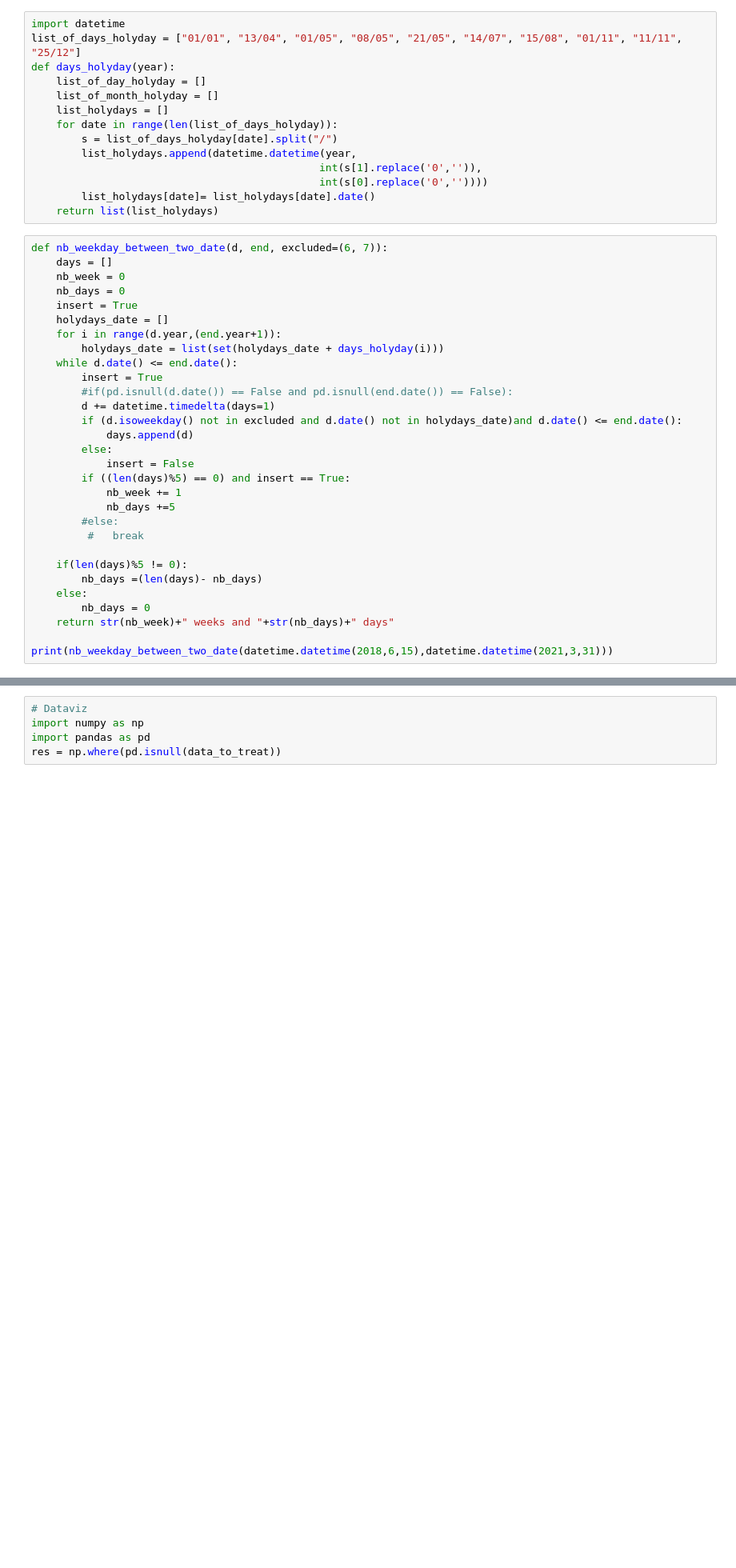
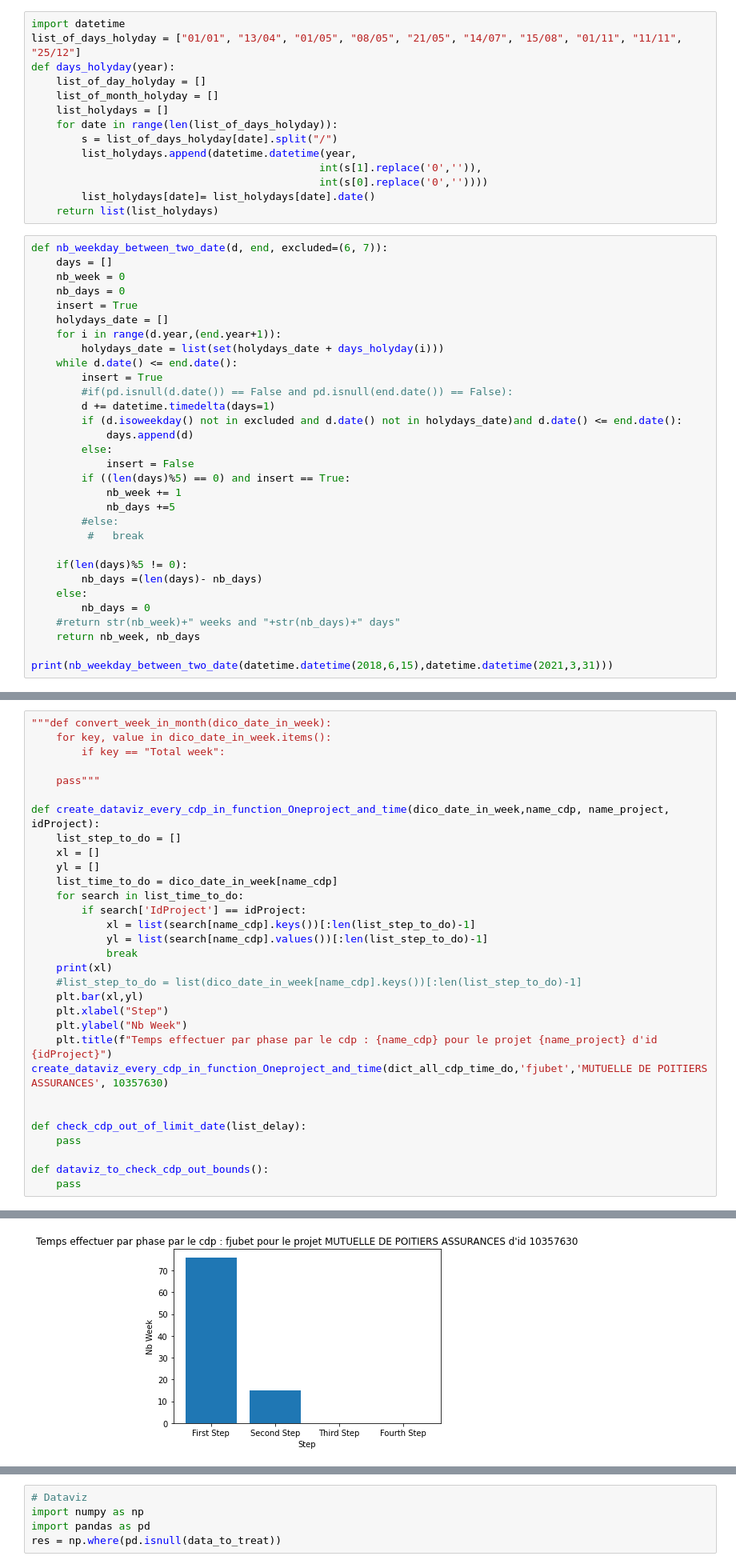
Before and after one commit to amouhite-dev/Dataviz, a Jupyter notebook: Extraction.ipynb, the cells around one changed output, grey strips where cells are left out. Shown at 80% size. Saved outputs shown, nothing was run; the diff lists cells and outputs as text; blank space fills up the shorter version.

Commit message:
creation du graphe pour une activité, chaque activité d'un cdp et et du temps moyenne sur tout les projets d'un cdp

```diff
--- a/Extraction.ipynb
+++ b/Extraction.ipynb
@@ -138,7 +139,8 @@ def nb_weekday_between_two_date(d, end, excluded=(6, 7)):
         nb_days =(len(days)- nb_days)
     else:
         nb_days = 0
-    return str(nb_week)+" weeks and "+str(nb_days)+" days"
+    #return str(nb_week)+" weeks and "+str(nb_days)+" days"
+    return nb_week, nb_days
 
 print(nb_weekday_between_two_date(datetime.datetime(2018,6,15),datetime.datetime(2021,3,31)))
 # %% [output]
@@ -248,0 +255,32 @@ data_to_extract['Date Installation Client']
+# %%
+"""def convert_week_in_month(dico_date_in_week):
+    for key, value in dico_date_in_week.items():
+        if key == "Total week":
+
+    pass"""
+
+def create_dataviz_every_cdp_in_function_Oneproject_and_time(dico_date_in_week,name_cdp, name_project, idProject):
+    list_step_to_do = []
+    xl = []
+    yl = []
+    list_time_to_do = dico_date_in_week[name_cdp]
+    for search in list_time_to_do:
+        if search['IdProject'] == idProject:
+            xl = list(search[name_cdp].keys())[:len(list_step_to_do)-1]
+            yl = list(search[name_cdp].values())[:len(list_step_to_do)-1]
+            break
+    print(xl)
+    #list_step_to_do = list(dico_date_in_week[name_cdp].keys())[:len(list_step_to_do)-1]
+    plt.bar(xl,yl)
+    plt.xlabel("Step")
+    plt.ylabel("Nb Week")
+    plt.title(f"Temps effectuer par phase par le cdp : {name_cdp} pour le projet {name_project} d'id {idProject}")
+create_dataviz_every_cdp_in_function_Oneproject_and_time(dict_all_cdp_time_do,'fjubet','MUTUELLE DE POITIERS ASSURANCES', 10357630)
+
+
+def check_cdp_out_of_limit_date(list_delay):
+    pass
+
+def dataviz_to_check_cdp_out_bounds():
+    pass
+# %% [output]
@@ -248,0 +288 @@ data_to_extract['Date Installation Client']
+[figure, added]
```
Also changed, not shown: parts of 14 cells of this notebook.
